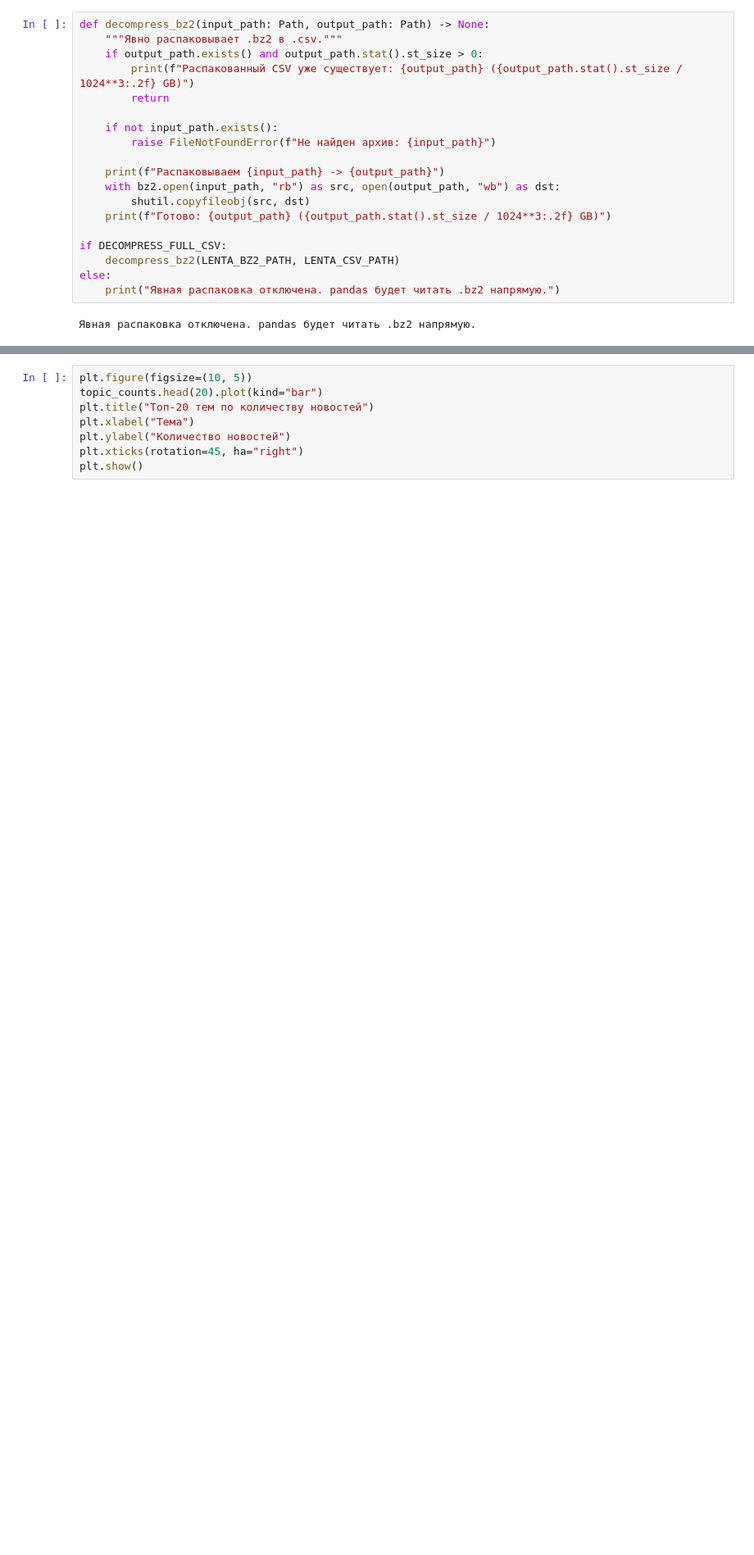
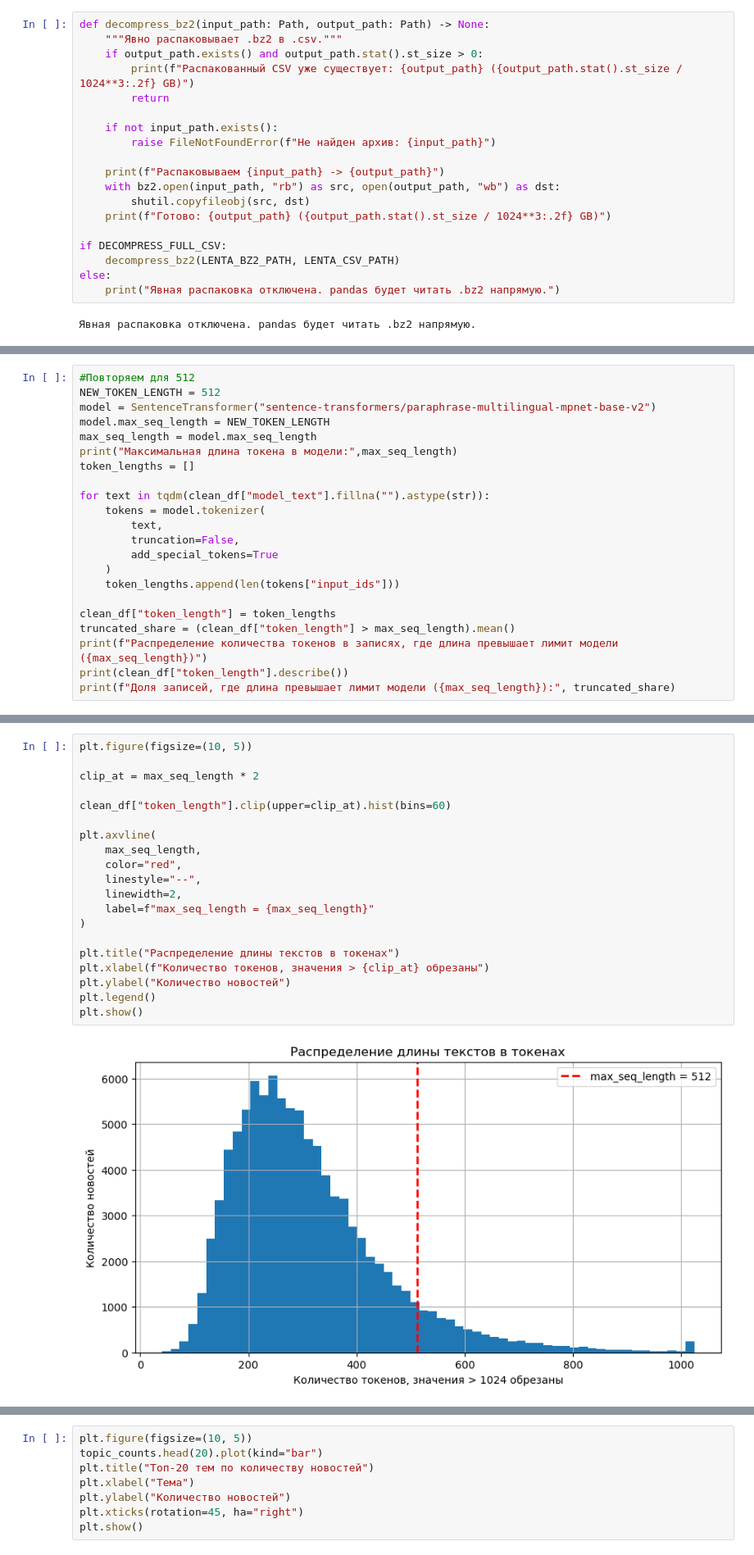
Before and after one commit to Corprus/news-flow-analysis, a Jupyter notebook: notebooks/03_data_analysis_and_dataset_preparation.ipynb, the cells around one changed output, grey strips where cells are left out. Shown at 82% size. Saved outputs shown, nothing was run; the diff lists cells and outputs as text; blank space fills up the shorter version.

```diff
--- a/notebooks/03_data_analysis_and_dataset_preparation.ipynb
+++ b/notebooks/03_data_analysis_and_dataset_preparation.ipynb
@@ -407,0 +462,22 @@ plt.show()
+# %%
+#Повторяем для 512
+NEW_TOKEN_LENGTH = 512
+model = SentenceTransformer("sentence-transformers/paraphrase-multilingual-mpnet-base-v2")
+model.max_seq_length = NEW_TOKEN_LENGTH
+max_seq_length = model.max_seq_length
+print("Максимальная длина токена в модели:",max_seq_length)
+token_lengths = []
+
+for text in tqdm(clean_df["model_text"].fillna("").astype(str)):
+    tokens = model.tokenizer(
+        text,
+        truncation=False,
+        add_special_tokens=True
+    )
+    token_lengths.append(len(tokens["input_ids"]))
+
+clean_df["token_length"] = token_lengths
+truncated_share = (clean_df["token_length"] > max_seq_length).mean()
+print(f"Распределение количества токенов в записях, где длина превышает лимит модели ({max_seq_length})")
+print(clean_df["token_length"].describe())
+print(f"Доля записей, где длина превышает лимит модели ({max_seq_length}):", truncated_share)
@@ -407,0 +505,22 @@ plt.show()
+# %%
+plt.figure(figsize=(10, 5))
+
+clip_at = max_seq_length * 2
+
+clean_df["token_length"].clip(upper=clip_at).hist(bins=60)
+
+plt.axvline(
+    max_seq_length,
+    color="red",
+    linestyle="--",
+    linewidth=2,
+    label=f"max_seq_length = {max_seq_length}"
+)
+
+plt.title("Распределение длины текстов в токенах")
+plt.xlabel(f"Количество токенов, значения > {clip_at} обрезаны")
+plt.ylabel("Количество новостей")
+plt.legend()
+plt.show()
+# %% [output]
+[figure, added]
```
Also changed, not shown: parts of 41 cells of this notebook.
